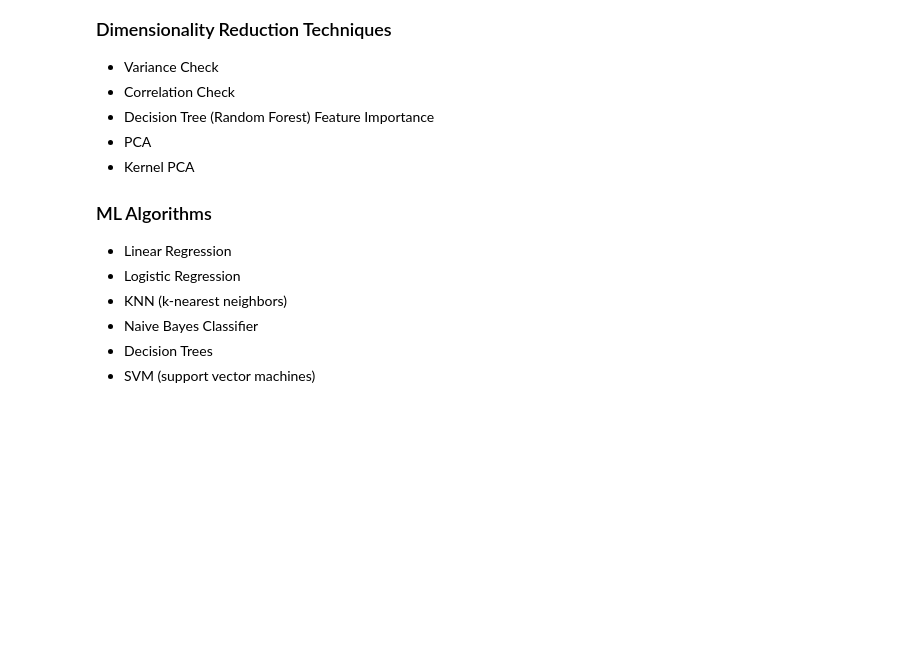
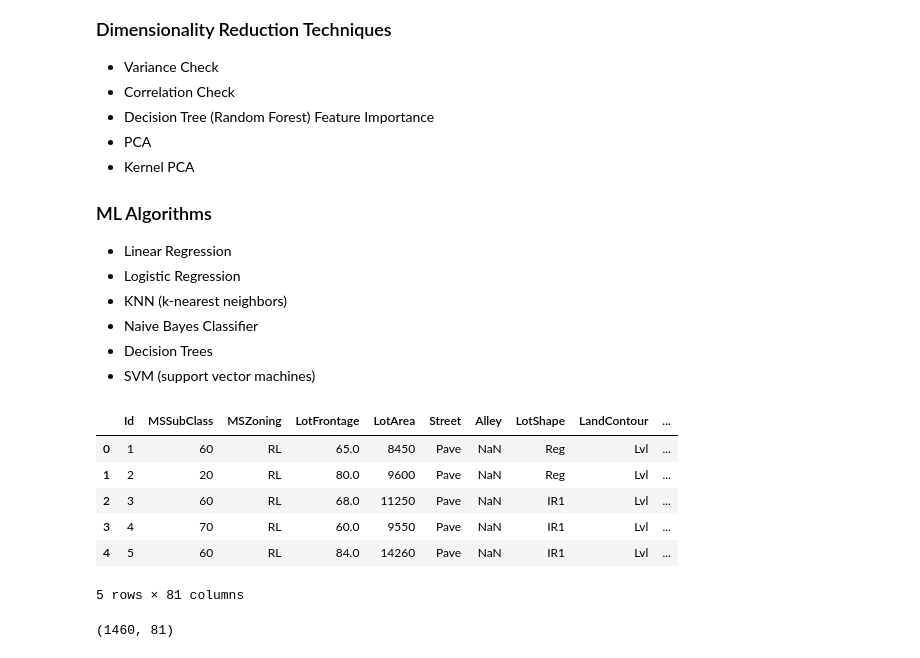
Before and after one commit to mrr28/cs675_midterm, a Jupyter notebook: CS 675 Midterm Project.ipynb, the cells around one changed output. Drawn from its saved outputs; the diff is of its cells as text; code cells hidden in the pictures; blank space fills up the shorter version.

```diff
--- a/CS 675 Midterm Project.ipynb
+++ b/CS 675 Midterm Project.ipynb
@@ -78,0 +42,42 @@ df_
+# %%
+## Import Packages
+import pandas as pd
+import matplotlib.pyplot as plt
+import numpy as np
+import csv
+import seaborn as sns
+import graphviz
+import plotly.express as px
+from sklearn import metrics, neighbors, preprocessing, model_selection, datasets, svm, cluster, datasets, mixture, tree
+from sklearn.cluster import KMeans, MeanShift, DBSCAN, AgglomerativeClustering
+from sklearn.datasets import make_moons, make_blobs
+from sklearn.decomposition import PCA, KernelPCA
+from sklearn.ensemble import RandomForestRegressor
+from sklearn.linear_model import LinearRegression, LogisticRegression
+from sklearn.metrics import accuracy_score, classification_report, roc_curve, auc, confusion_matrix, silhouette_score, calinski_harabasz_score
+from sklearn.metrics.cluster import completeness_score, homogeneity_score
+from sklearn.metrics.pairwise import euclidean_distances,cosine_distances,manhattan_distances,cosine_similarity
+from sklearn.model_selection import train_test_split
+from sklearn.naive_bayes import GaussianNB
+from sklearn.neighbors import KNeighborsClassifier
+from sklearn.preprocessing import OneHotEncoder, LabelEncoder, StandardScaler
+from sklearn.svm import SVC, SVR
+from sklearn.tree import DecisionTreeClassifier, export_graphviz, DecisionTreeRegressor
+pd.options.display.max_rows = 4000
+# %%
+test_df = pd.read_csv('test.csv')
+train_df = pd.read_csv('train.csv')
+# %%
+train_df.head()
+# %% [output]
+|  | Id | MSSubClass | MSZoning | LotFrontage | LotArea | Street | Alley | LotShape | LandContour | ... |
+| 0 | 1 | 60 | RL | 65.0 | 8450 | Pave | NaN | Reg | Lvl | ... |
+| 1 | 2 | 20 | RL | 80.0 | 9600 | Pave | NaN | Reg | Lvl | ... |
+| 2 | 3 | 60 | RL | 68.0 | 11250 | Pave | NaN | IR1 | Lvl | ... |
+| 3 | 4 | 70 | RL | 60.0 | 9550 | Pave | NaN | IR1 | Lvl | ... |
+| 4 | 5 | 60 | RL | 84.0 | 14260 | Pave | NaN | IR1 | Lvl | ... |
+5 rows × 81 columns
+# %%
+train_df.shape
+# %% [output]
+(1460, 81)
```
Also changed, not shown: parts of 31 cells of this notebook.
